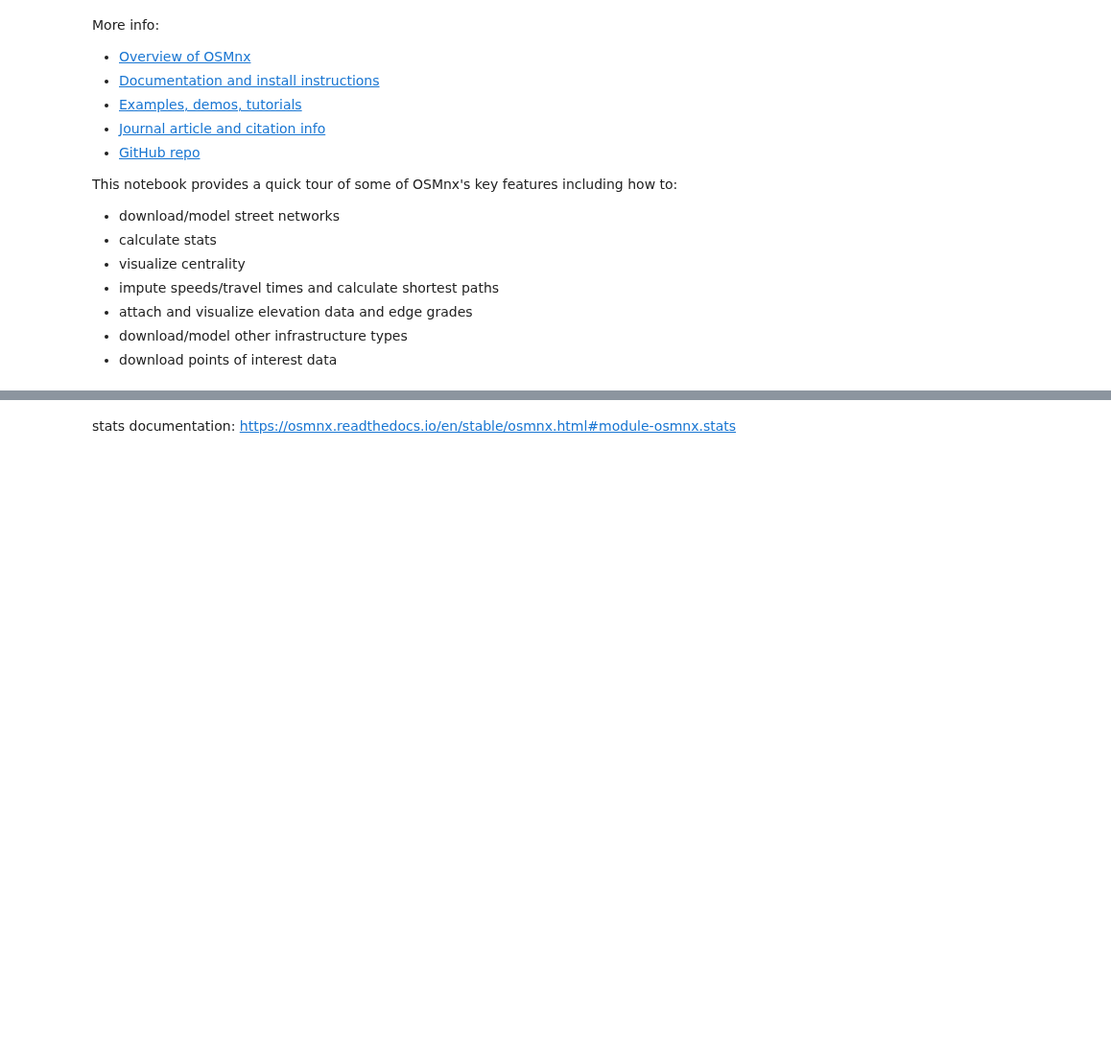
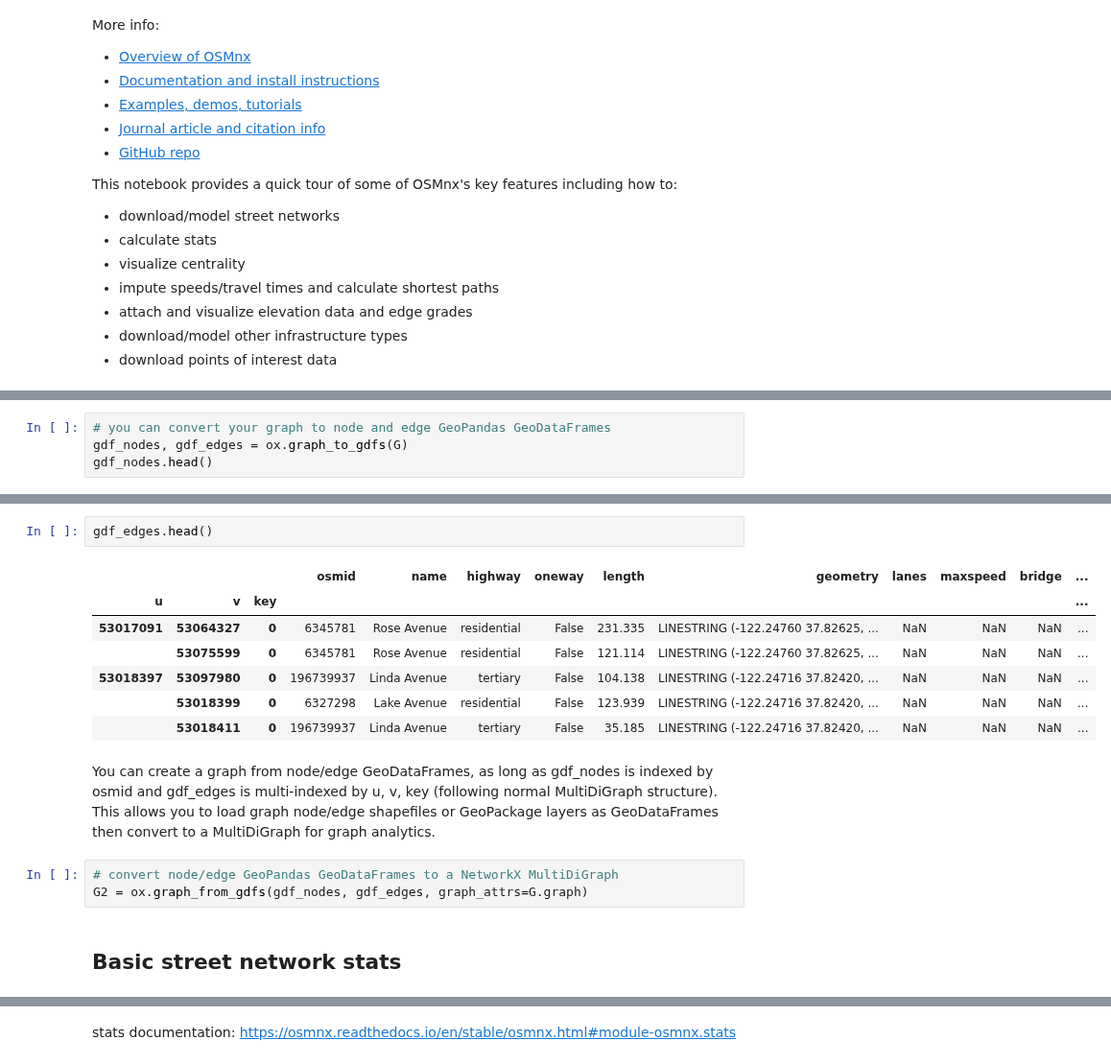
Before and after one commit to gboeing/osmnx-examples, a Jupyter notebook: notebooks/00-osmnx-features-demo.ipynb, the cells around one changed output, grey strips where cells are left out. Shown at 96% size. Drawn from its saved outputs; the diff is of its cells as text; blank space fills up the shorter version.

```diff
--- a/notebooks/00-osmnx-features-demo.ipynb
+++ b/notebooks/00-osmnx-features-demo.ipynb
@@ -41,0 +57,4 @@ fig, ax = ox.plot_graph(G)
+# %%
+# you can convert your graph to node and edge GeoPandas GeoDataFrames
+gdf_nodes, gdf_edges = ox.graph_to_gdfs(G)
+gdf_nodes.head()
@@ -42,3 +69,20 @@ fig, ax = ox.plot_graph(G)
+# %%
+gdf_edges.head()
+# %% [output]
+|  |  |  | osmid | name | highway | oneway | length | geometry | lanes | maxspeed | bridge | ... |
+| u | v | key |  |  |  |  |  |  |  |  |  | ... |
+| 53017091 | 53064327 | 0 | 6345781 | Rose Avenue | residential | False | 231.335 | LINESTRING (-122.24760 37.82625, ... | NaN | NaN | NaN | ... |
+|  | 53075599 | 0 | 6345781 | Rose Avenue | residential | False | 121.114 | LINESTRING (-122.24760 37.82625, ... | NaN | NaN | NaN | ... |
+| 53018397 | 53097980 | 0 | 196739937 | Linda Avenue | tertiary | False | 104.138 | LINESTRING (-122.24716 37.82420, ... | NaN | NaN | NaN | ... |
+|  | 53018399 | 0 | 6327298 | Lake Avenue | residential | False | 123.939 | LINESTRING (-122.24716 37.82420, ... | NaN | NaN | NaN | ... |
+|  | 53018411 | 0 | 196739937 | Linda Avenue | tertiary | False | 35.185 | LINESTRING (-122.24716 37.82420, ... | NaN | NaN | NaN | ... |
+# %% [markdown]
+You can create a graph from node/edge GeoDataFrames, as long as gdf_nodes is indexed by osmid and gdf_edges is multi-indexed by u, v, key (following normal MultiDiGraph structure). This allows you to load graph node/edge shapefiles or GeoPackage layers as GeoDataFrames then convert to a MultiDiGraph for graph analytics.
+# %%
+# convert node/edge GeoPandas GeoDataFrames to a NetworkX MultiDiGraph
+G2 = ox.graph_from_gdfs(gdf_nodes, gdf_edges, graph_attrs=G.graph)
+# %% [markdown]
+## Basic street network stats
 # %%
 # what sized area does our network cover in square meters?
 G_proj = ox.project_graph(G)
```
Also changed, not shown: parts of 14 cells of this notebook, 17 other files.
